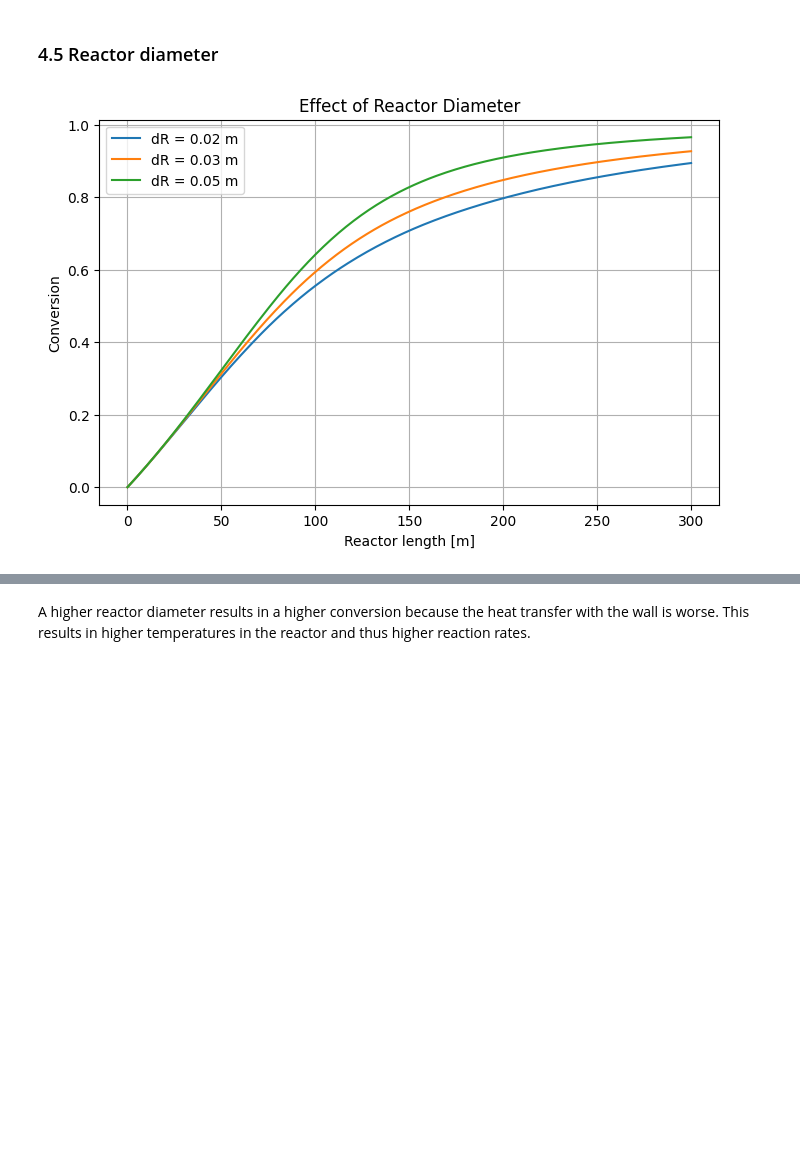
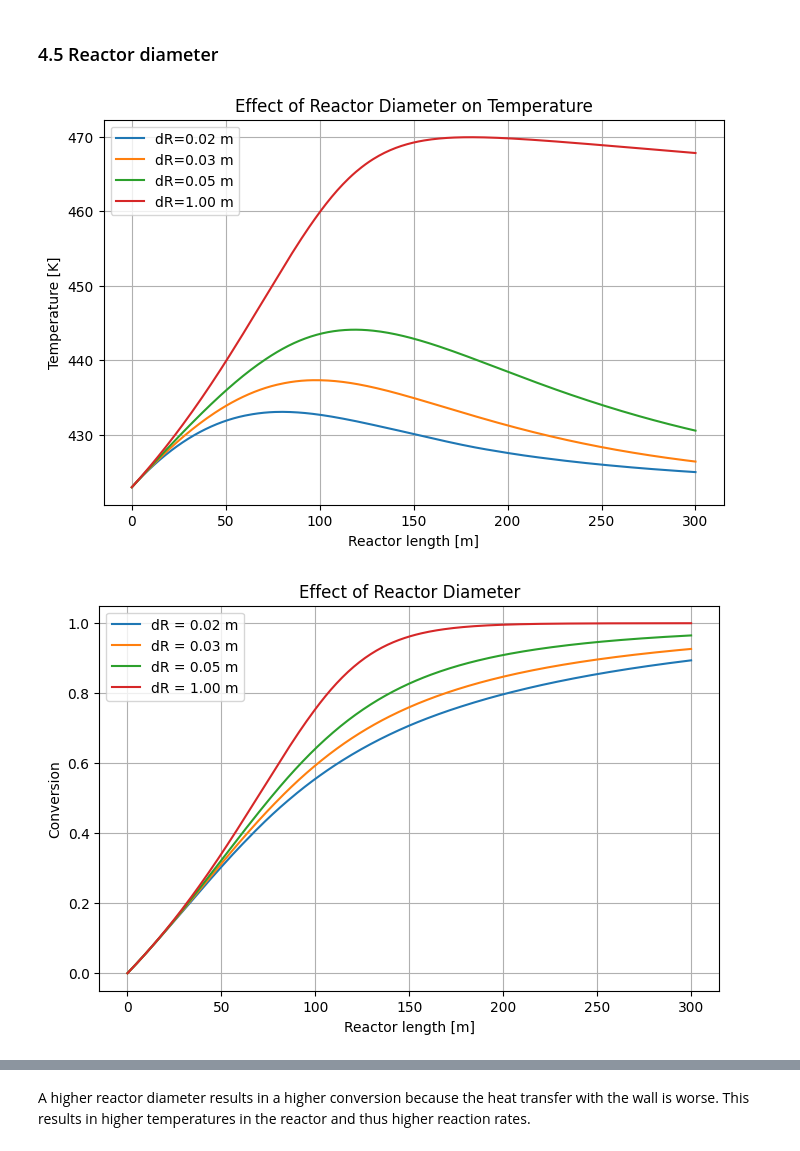
Before and after one commit to ivanna1398-dotcom/CRE-Assignment-3, a Jupyter notebook: Group 6 Assignment 3.0.ipynb, the cells around one changed output, grey strips where cells are left out. Cells and saved outputs as stored; diff of their text form; code cells hidden in the pictures; blank space fills up the shorter version.

Commit message:
Concentration and Temp code sensitivity analysis

```diff
--- a/Group 6 Assignment 3.0.ipynb
+++ b/Group 6 Assignment 3.0.ipynb
@@ -142,7 +142,7 @@ u = 1.0      # fluid velocity / m/s
 Tin = 423    # inlet temperature / K
 
 # Concentrations
-cEO0 = 2.27   # inlet concentration of EO / mol/m3
+cEO0 = 2.27 * 1000  # inlet concentration of EO / mol/m3
 cEG0 = 0.0           # inlet concentration of EG / mol/m3
 
 # Thermodynamics
@@ -319,7 +323,7 @@ At first the inlet temperature is variied and the effect of different inlet temp
 
 reset_base_case()
 
-Tin_list = [400, 423, 450]
+Tin_list = [400, 423, 450, 500, 600]
 
 plt.figure(figsize=(8,5))
 
@@ -327,7 +331,7 @@ for Tin_case in Tin_list:
     y0 = [cEO0, cEG0, Tin_case]
     sol_case = solve_ivp(PFTR,[0,L],y0,method='BDF',t_eval=zeval)
     X_case = (cEO0 - sol_case.y[0]) / cEO0
-    plt.plot(sol_case.t, X_case, label=f'$T_{in}$ = {Tin_case} K')
+    plt.plot(sol_case.t, X_case, label=f'$T_{{in}}$ = {Tin_case} K')
 
 plt.xlabel('Reactor length [m]')
 plt.ylabel('X / 1')
@@ -339,0 +376,29 @@ SyntaxError: f-string: expecting a valid expression after '{' (690973007.py, lin
+# %%
+# Validation
+
+summary = []
+
+for Tin_case in Tin_list:
+
+    y0 = [cEO0, cEG0, Tin_case]
+
+    sol_case = solve_ivp(
+        PFTR,
+        [0, L],
+        y0,
+        method='BDF',
+        t_eval=zeval
+    )
+
+    X_case = (cEO0 - sol_case.y[0]) / cEO0
+
+    summary.append({
+        "Tin (K)": Tin_case,
+        "EO outlet (mol/m³)": sol_case.y[0,-1],
+        "EG outlet (mol/m³)": sol_case.y[1,-1],
+        "Outlet Temperature (K)": sol_case.y[2,-1],
+        "Conversion (%)":100*X_case[-1]
+    })
+
+df = pd.DataFrame(summary)
+display(df.round(2))
@@ -474,7 +755,7 @@ With a lower heat transfer coefficient, the conversion is higher because the hea
 
 reset_base_case()
 
-dR_list = [0.02, 0.03, 0.05]  # m
+dR_list = [0.02, 0.03, 0.05, 1]  # m
 
 plt.figure(figsize=(8,5))
 
@@ -503,31 +784,32 @@ plt.show()
 
 plt.figure(figsize=(8,5))
 
 for dR_i in dR_list:
 
     dR = dR_i
 
     #Geometric relations
     A_cross = np.pi*dR**2/4
     A_wall_per_length = np.pi*dR
 
     sol = solve_ivp(
         PFTR,
         [0, L],
         y0,
         method='BDF',
         t_eval=zeval
     )
 
     X_temp = (cEO0 - sol.y[0]) / cEO0
 
     plt.plot(zeval, X_temp, label=f"dR = {dR_i:.2f} m")
 
 plt.xlabel("Reactor length [m]")
 plt.ylabel("Conversion")
 plt.title("Effect of Reactor Diameter")
 plt.legend()
 plt.grid()
 plt.show()
 # %% [output]
-[figure, old version]
+[figure, new version]
+[figure, added]
```
Also changed, not shown: parts of 22 cells of this notebook.
